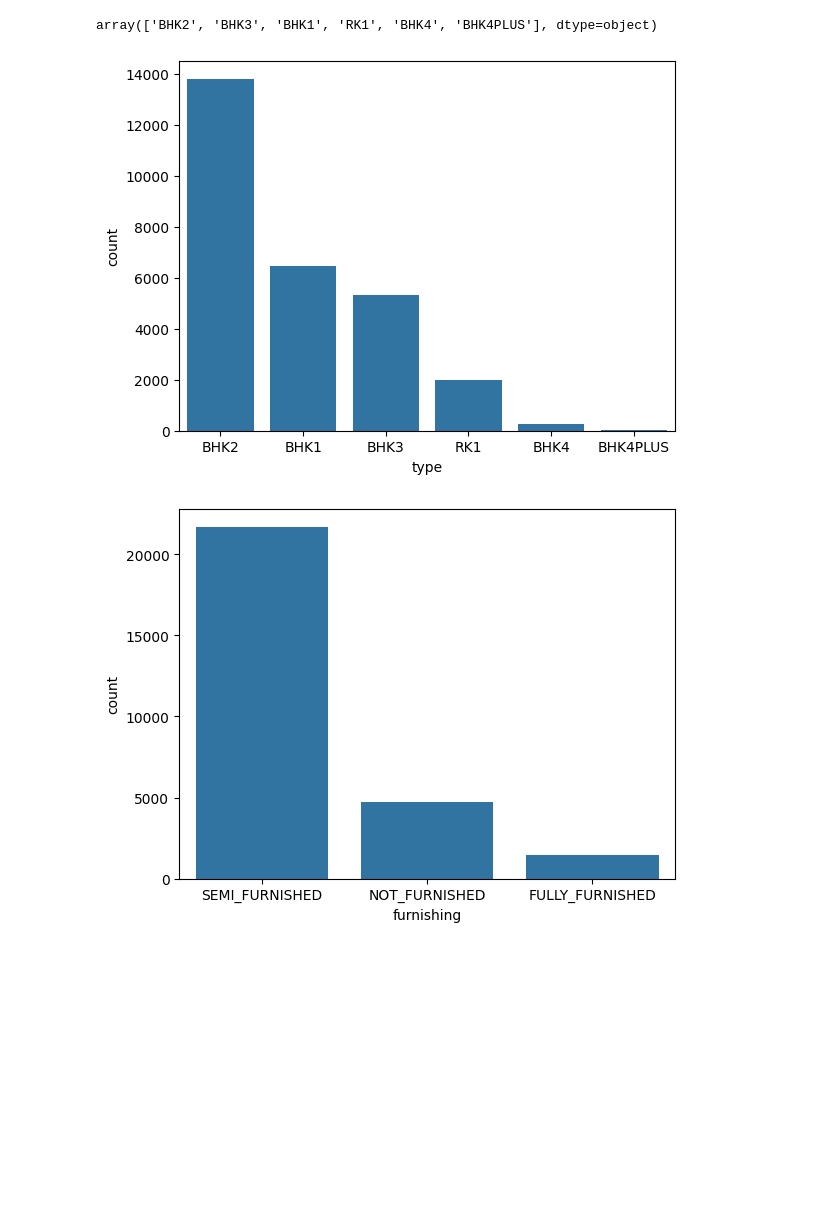
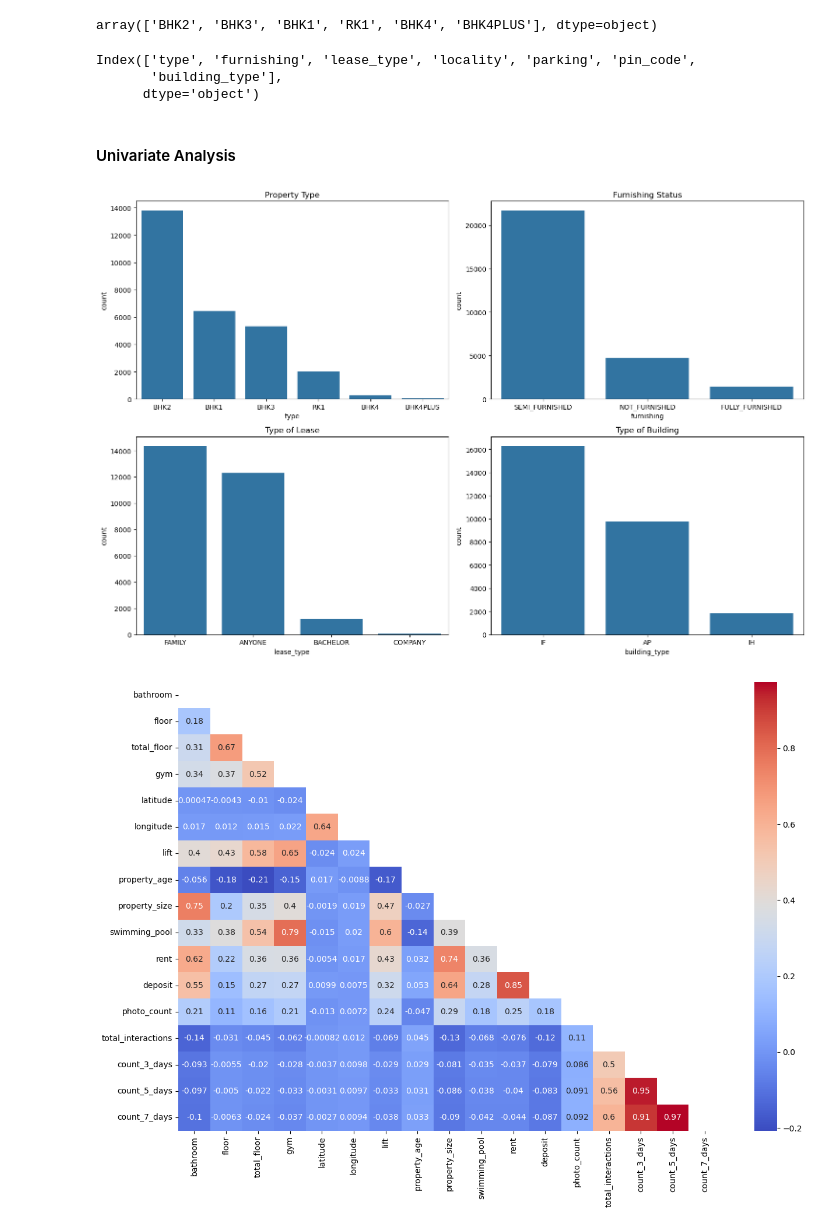
Before and after one commit to nitanshuj/Analysis-for-Fun, a Jupyter notebook: Property_Click_Prediction/nb_2 (EDA & Feature Engg.).ipynb, the cells around one changed output. Drawn from its saved outputs; the diff is of its cells as text; code cells hidden in the pictures; blank space fills up the shorter version.

Commit message:
updates to property click prediction

```diff
--- a/Property_Click_Prediction/nb_2 (EDA & Feature Engg.).ipynb
+++ b/Property_Click_Prediction/nb_2 (EDA & Feature Engg.).ipynb
@@ -306,26 +320,47 @@ df.type.unique()
 # BHK4 Plus -
 # %% [output]
 array(['BHK2', 'BHK3', 'BHK1', 'RK1', 'BHK4', 'BHK4PLUS'], dtype=object)
-# %%
-# Having a look at categorical variables using count plots
-
-sns.countplot(x='type', data=df, order=df['type'].value_counts().index)
-plt.show()
-# %% [output]
-[figure, removed]
-# %%
-sns.countplot(x='furnishing', data=df, order=df['furnishing'].value_counts().index)
-plt.show()
-
-# sns.countplot(df['lease_type'])
-# plt.show()
-# %% [output]
-[figure, removed]
+# %%
+print(cat_cols)
+# %% [output]
+Index(['type', 'furnishing', 'lease_type', 'locality', 'parking', 'pin_code',
+       'building_type'],
+      dtype='object')
+# %% [markdown]
+#### Univariate Analysis
+# %%
+# Having a look at categorical variables using count plots
+
+fig, axs = plt.subplots(2, 2, figsize=(15,10))
+
+sns.countplot(x='type', data=df, ax=axs[0,0], order=df['type'].value_counts().index) # ax=axs[3, 0]
+axs[0, 0].set_title('Property Type')
+
+sns.countplot(x='furnishing', data=df, ax=axs[0,1], order=df['furnishing'].value_counts().index)
+axs[0, 1].set_title('Furnishing Status')
+
+sns.countplot(x='lease_type', data=df, ax=axs[1,0], order=df['lease_type'].value_counts().index)
+axs[1, 0].set_title('Type of Lease')
+
+sns.countplot(x='building_type', data=df, ax=axs[1,1], order=df['building_type'].value_counts().index)
+axs[1, 1].set_title('Type of Building')
+
+# Adjust layout
+plt.tight_layout()
+plt.show()
+# sns.countplot(df['lease_type'])
+# plt.show()
+# %% [output]
+[figure, added]
 # %%
-# # Now, let's look at the correlation matrix to understand the relationship between the variables.
+# Now, let's look at the correlation matrix to understand the relationship between the variables.
 
-# correlation_matrix = df.corr()
-# plt.figure(figsize=(15, 10))
-# sns.heatmap(correlation_matrix, annot=True, cmap='coolwarm')
-# plt.show()
-# # From the correlation matrix, we can see that the following variables have a high correlation:
+correlation_matrix = df[num_cols].corr()
+plt.figure(figsize=(15, 10))
+# Create a mask for the upper triangle
+mask = np.triu(np.ones_like(correlation_matrix, dtype=bool))
+sns.heatmap(correlation_matrix,mask=mask, annot=True, cmap='coolwarm')
+plt.show()
+# From the correlation matrix, we can see that the following variables have a high correlation:
+# %% [output]
+[figure, added]
```
Also changed, not shown: parts of 5 cells of this notebook, 1 other file.
